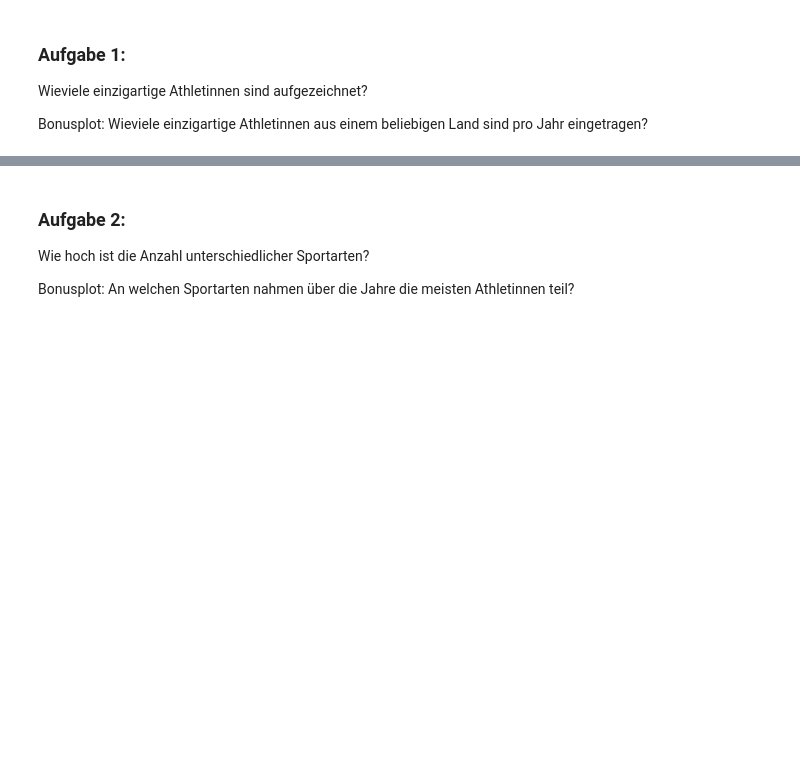
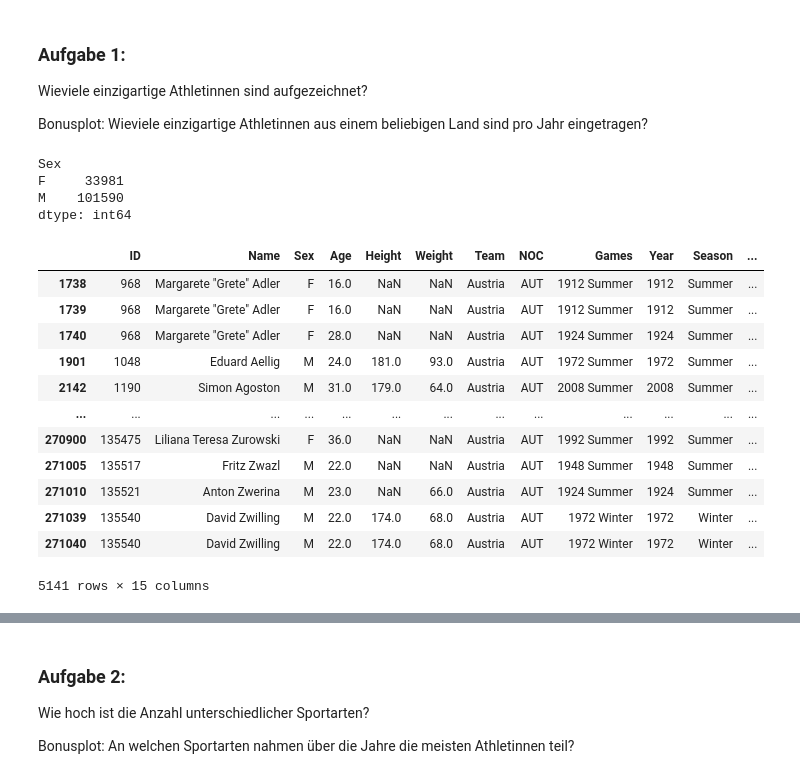
Before and after one commit to mschirl/bc-workshop-data-science, a Jupyter notebook: 01_Load_Clean_Visualize/01_Task_OlympicHistory.ipynb, the cells around one changed output, grey strips where cells are left out. Drawn from its saved outputs; the diff is of its cells as text; code cells hidden in the pictures; blank space fills up the shorter version.

```diff
--- a/01_Load_Clean_Visualize/01_Task_OlympicHistory.ipynb
+++ b/01_Load_Clean_Visualize/01_Task_OlympicHistory.ipynb
@@ -102,0 +109,3 @@ Nachdem wir uns mit den Spaltenbeschreibungen vertraut gemacht haben, lesen wir
+# %%
+df_athletes = pd.read_csv('../resources/data/athlete_events.csv')
+df_regions = pd.read_csv('../resources/data/noc_regions.csv')
@@ -107,3 +156,29 @@ Alle folgenden Aufgaben können entweder mittels darstellen des gewünschten Erg
 Wieviele einzigartige Athletinnen sind aufgezeichnet?
 
 Bonusplot: Wieviele einzigartige Athletinnen aus einem beliebigen Land sind pro Jahr eingetragen?
+# %%
+df_athletes.drop_duplicates(subset=['ID']).groupby(['Sex']).size()
+# %% [output]
+Sex
+F     33981
+M    101590
+dtype: int64
+# %%
+# count of unique athletes from austria over years as plot
+austrian_entries = df_athletes[df_athletes['NOC'] == 'AUT']
+
+austrian_entries
+# %% [output]
+|  | ID | Name | Sex | Age | Height | Weight | Team | NOC | Games | Year | Season | ... |
+| 1738 | 968 | Margarete "Grete" Adler | F | 16.0 | NaN | NaN | Austria | AUT | 1912 Summer | 1912 | Summer | ... |
+| 1739 | 968 | Margarete "Grete" Adler | F | 16.0 | NaN | NaN | Austria | AUT | 1912 Summer | 1912 | Summer | ... |
+| 1740 | 968 | Margarete "Grete" Adler | F | 28.0 | NaN | NaN | Austria | AUT | 1924 Summer | 1924 | Summer | ... |
+| 1901 | 1048 | Eduard Aellig | M | 24.0 | 181.0 | 93.0 | Austria | AUT | 1972 Summer | 1972 | Summer | ... |
+| 2142 | 1190 | Simon Agoston | M | 31.0 | 179.0 | 64.0 | Austria | AUT | 2008 Summer | 2008 | Summer | ... |
+| ... | ... | ... | ... | ... | ... | ... | ... | ... | ... | ... | ... | ... |
+| 270900 | 135475 | Liliana Teresa Zurowski | F | 36.0 | NaN | NaN | Austria | AUT | 1992 Summer | 1992 | Summer | ... |
+| 271005 | 135517 | Fritz Zwazl | M | 22.0 | NaN | NaN | Austria | AUT | 1948 Summer | 1948 | Summer | ... |
+| 271010 | 135521 | Anton Zwerina | M | 23.0 | NaN | 66.0 | Austria | AUT | 1924 Summer | 1924 | Summer | ... |
+| 271039 | 135540 | David Zwilling | M | 22.0 | 174.0 | 68.0 | Austria | AUT | 1972 Winter | 1972 | Winter | ... |
+| 271040 | 135540 | David Zwilling | M | 22.0 | 174.0 | 68.0 | Austria | AUT | 1972 Winter | 1972 | Winter | ... |
+5141 rows × 15 columns
```
Also changed, not shown: parts of 7 cells of this notebook, 1 other file.
